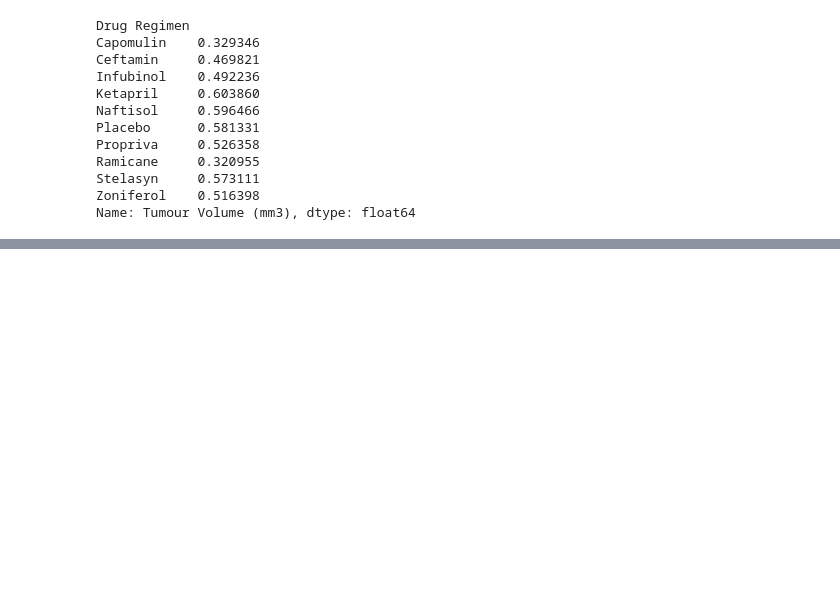
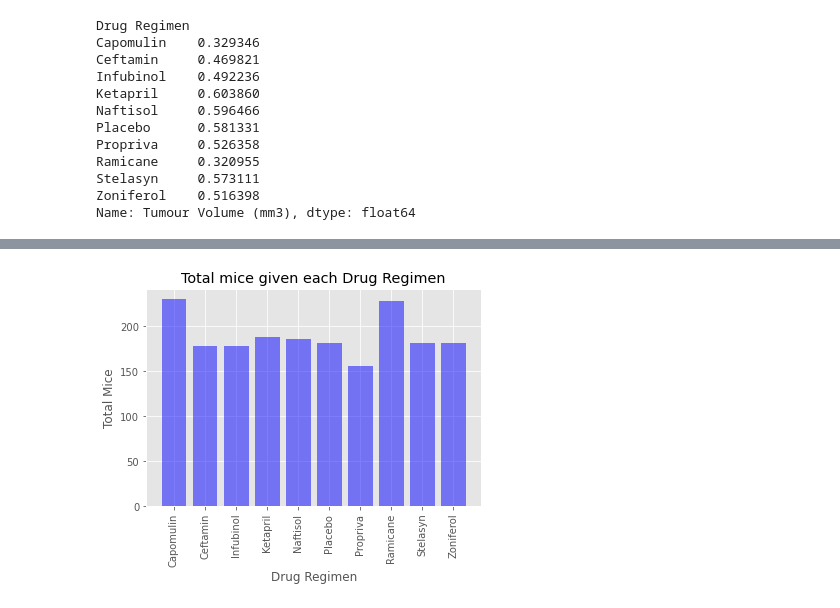
Before and after one commit to TroyFoote/Pymaceuticals_Data_Visualisation, a Jupyter notebook: Main.ipynb, the cells around one changed output, grey strips where cells are left out. Saved outputs shown, nothing was run; the diff lists cells and outputs as text; code cells hidden in the pictures; blank space fills up the shorter version.

```diff
--- a/Main.ipynb
+++ b/Main.ipynb
@@ -217,0 +233,11 @@ tvc_agg_sem = tumour_volume_combined['Tumour Volume (mm3) SEM'].agg('sem')
+# %%
+# Generate a bar plot showing the total number of timepoints for all mice tested for each drug regimen using pyplot.
+x_axis = timepoint.index.values
+y_axis = timepoint.values
+plt.bar(x_axis, timepoint, color='b', alpha=0.5, align="center")
+plt.xticks(rotation='vertical')
+plt.xlabel('Drug Regimen')
+plt.ylabel('Total Mice')
+plt.title('Total mice given each Drug Regimen');
+# %% [output]
+[figure, added]
```
Also changed, not shown: parts of 24 cells of this notebook, 1 other file.
